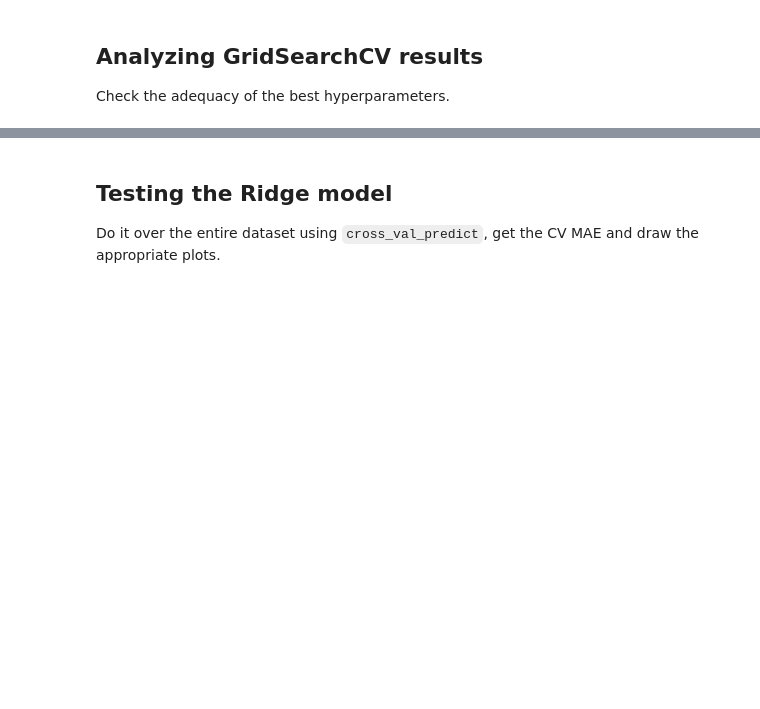
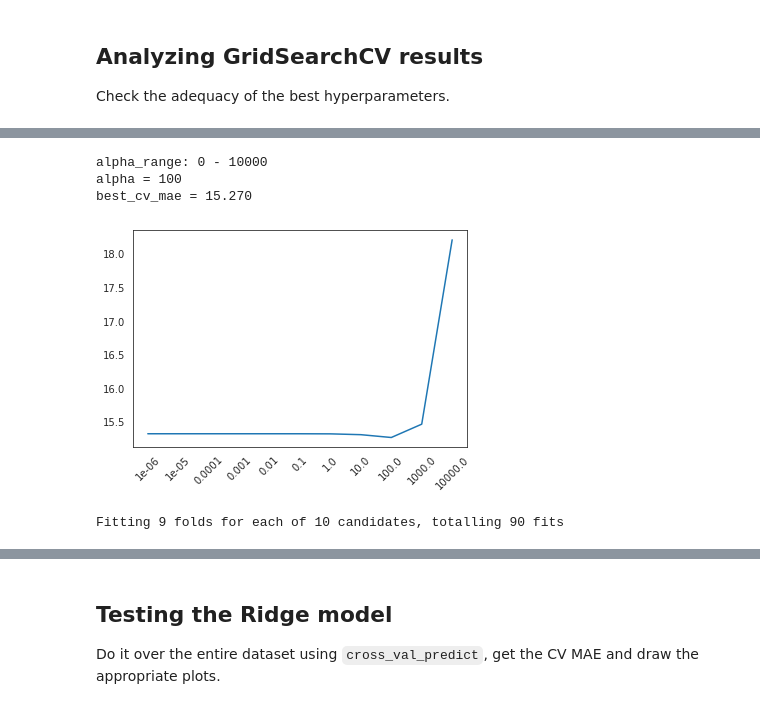
Before and after one commit to Javimh18/AnalisisFund, a Jupyter notebook: P3/practica3_javi.ipynb, the cells around one changed output, grey strips where cells are left out. Drawn from its saved outputs; the diff is of its cells as text; code cells hidden in the pictures; blank space fills up the shorter version.

```diff
--- a/P3/practica3_javi.ipynb
+++ b/P3/practica3_javi.ipynb
@@ -205,3 +209,27 @@ df.corr().round(decimals=3)
 # Ridge Regressor
 
 Perform a CV estimation of a pipelined Ridge regressor over 9 folds over the entire sample **without shuffling**. This way each fold has approximately one month of data.
+# %%
+std_sc = StandardScaler()
+x = std_sc.fit_transform(df.loc[:, df.columns != 'target'])
+y = df['target'].iloc[0:]
+# %%
+rr = Ridge()
+rr_pipe = Pipeline(steps=[('std_sc', StandardScaler()),
+                          ('rr', rr)])
+
+n_folds = 9
+kf = KFold(n_folds, shuffle=False)
+
+# define param_grid
+l_alpha = [10.**k for k in range(-6, 5)]
+param_grid = {'rr__alpha': l_alpha}
+
+cv_estimator= GridSearchCV(rr_pipe,
+                           param_grid=param_grid,
+                           cv=kf,
+                           scoring='neg_mean_absolute_error',
+                           n_jobs=-1,
+                           verbose=1)
+
+_ = cv_estimator.fit(x, y)
@@ -209,3 +239,7 @@ Perform a CV estimation of a pipelined Ridge regressor over 9 folds over the ent
 ## Analyzing GridSearchCV results
 
 Check the adequacy of the best hyperparameters.
+# %%
+df_cv_estimator = pd.DataFrame.from_dict(cv_estimator.cv_results_)
+
+display(df_cv_estimator[["param_rr__alpha", "mean_test_score"]].sort_values(by="mean_test_score", ascending=False).head())
@@ -211,0 +253,28 @@ Check the adequacy of the best hyperparameters.
+# %%
+print("alpha_range: %.f - %.f" % (np.array(l_alpha).min(), np.array(l_alpha).max()))
+print('alpha = %.f' % (cv_estimator.best_params_['rr__alpha']))
+print('best_cv_mae = %.3f' % (-cv_estimator.best_score_))
+
+plt.xticks(range(len(l_alpha)), l_alpha, rotation=45)
+_ = plt.plot( -df_cv_estimator['mean_test_score'])
+# %% [output]
+alpha_range: 0 - 10000
+alpha = 100
+best_cv_mae = 15.270
+[figure, added]
+# %%
+# Vemos que el score mas alto viene cuando alpha es cercano a 100. El problema es que el intervalo de valores es muy alto, por lo que para
+# afinar el score, utilizaremos 100 como valor medio de alfa donde explorar que valores tienen un mayor score
+l_alpha = [cv_estimator.best_params_['rr__alpha'] + k for k in range(0, 100, 10)]
+param_grid = {'rr__alpha': l_alpha}
+
+cv_estimator_2= GridSearchCV(rr_pipe,
+                             param_grid=param_grid,
+                             cv=kf,
+                             scoring='neg_mean_absolute_error',
+                             n_jobs=-1,
+                             verbose=1)
+
+_ = cv_estimator_2.fit(x, y)
+# %% [output]
+Fitting 9 folds for each of 10 candidates, totalling 90 fits
```
Also changed, not shown: parts of 8 cells of this notebook.
